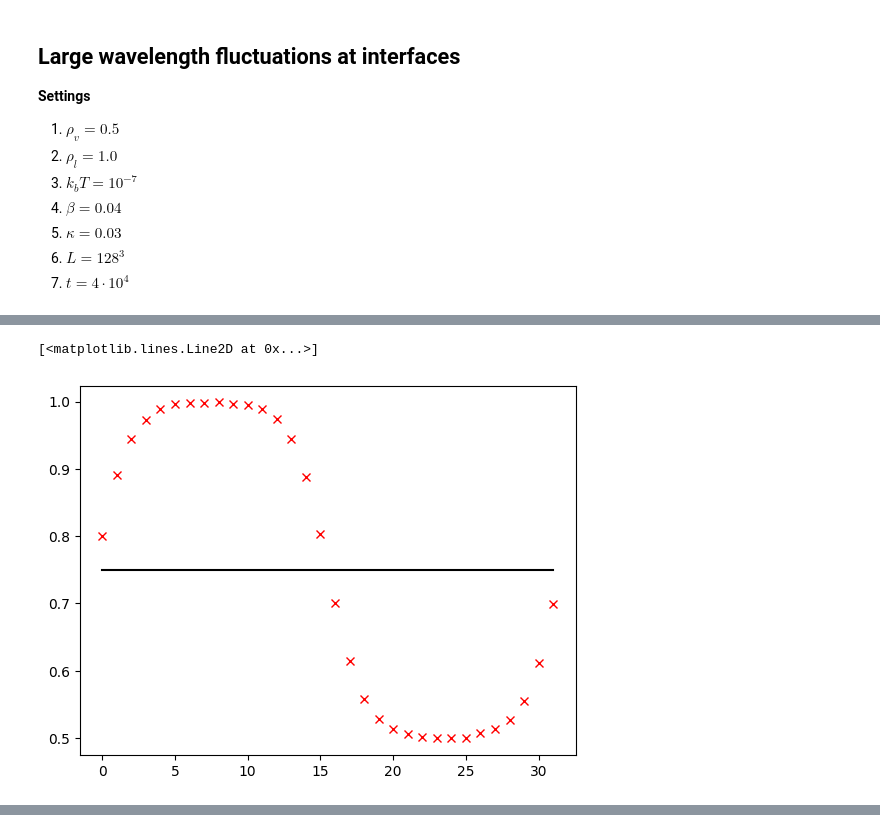
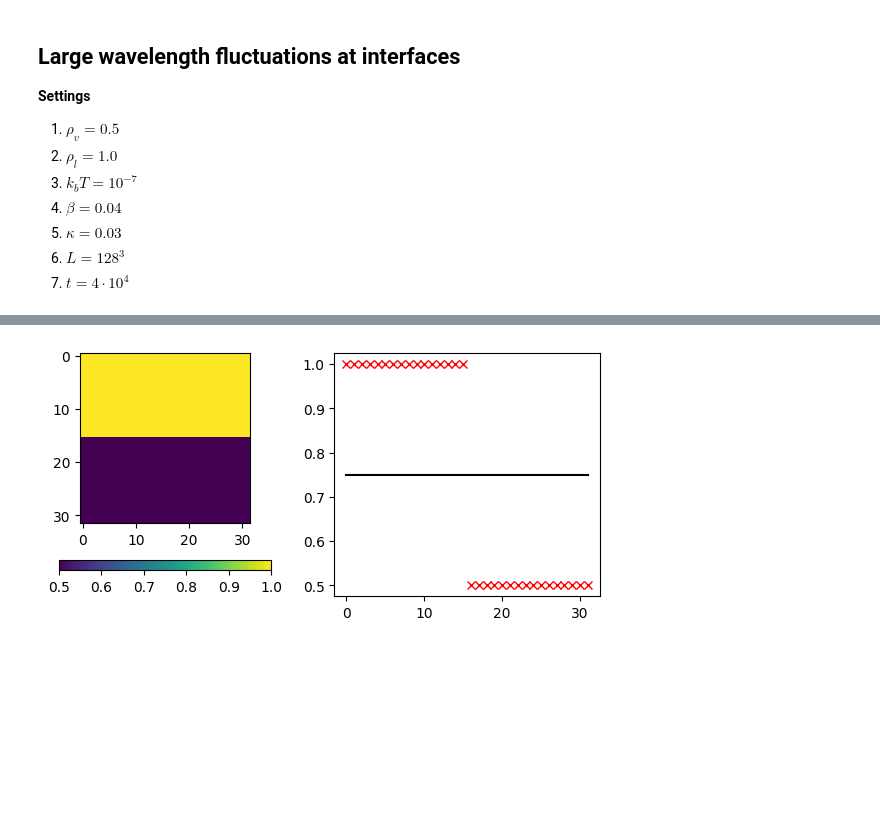
Before and after one commit to nkarthi95/LBMeX, a Jupyter notebook: src_lbm/gross_validation/gross_validation.ipynb, the cells around one changed output, grey strips where cells are left out. Saved outputs shown, nothing was run; the diff lists cells and outputs as text; code cells hidden in the pictures; blank space fills up the shorter version.

```diff
--- a/src_lbm/gross_validation/gross_validation.ipynb
+++ b/src_lbm/gross_validation/gross_validation.ipynb
@@ -909,7 +909,7 @@ def make_bins(to_bin1, binsize, to_bin2 = None):
         return out1, out2
 # %%
 idx = -1
-rho0 = np.array(yt.load(savedir+"reference_densities").all_data()[('boxlib', 'rho')]).reshape(L, L, L)
+rho0 = np.array(yt.load(savedir+"reference_densities_plt").all_data()[('boxlib', 'rho')]).reshape(L, L, L)
 rho_data = np.array(yt.load(savedir+"hydro_plt*")[idx].all_data()[('boxlib', 'rho')]).reshape(L, L, L)
 ts = yt.load(savedir+"SF_plt_mag*")
 ds = ts[idx]
@@ -1240,4 +1219,0 @@ width: 4.899e+00
-# %%
-idx = -1
-rho = np.array(yt.load(savedir+"hydro_plt*")[idx].all_data()[('boxlib', 'rho')]).reshape(L, L, L)
-rho0 = np.array(yt.load(savedir+"reference_densities").all_data()[('boxlib', 'rho')]).reshape(L, L, L)
@@ -1262,6 +1219,0 @@ plt.colorbar()
-# %%
-plt.plot(rho[:, L//2, L//2], 'rx')
-plt.plot([0.75]*L, 'k-')
-# %% [output]
-[<matplotlib.lines.Line2D at 0x...>]
-[figure, removed]
@@ -1267,0 +1254,15 @@ plt.plot([0.75]*L, 'k-')
+# %%
+rho0 = np.array(yt.load(savedir+"reference_densities_plt").all_data()[('boxlib', 'rho')]).reshape(L, L, L)
+
+fig, axs = plt.subplots(1, 2, figsize = (6, 3))
+
+ax = axs[0]
+im = ax.imshow(rho0[:, :, L//2])
+plt.colorbar(im, ax = ax, orientation = "horizontal", shrink = 0.8)
+
+ax = axs[1]
+ax.plot(rho0[:, 0, L//2], 'rx')
+ax.plot([0.75]*rho0.shape[0], 'k-')
+
+fig.tight_layout()
+# %% [output]
@@ -1267,0 +1273 @@ plt.plot([0.75]*L, 'k-')
+[figure, added]
```
Also changed, not shown: parts of 15 cells of this notebook, 4 other files.
